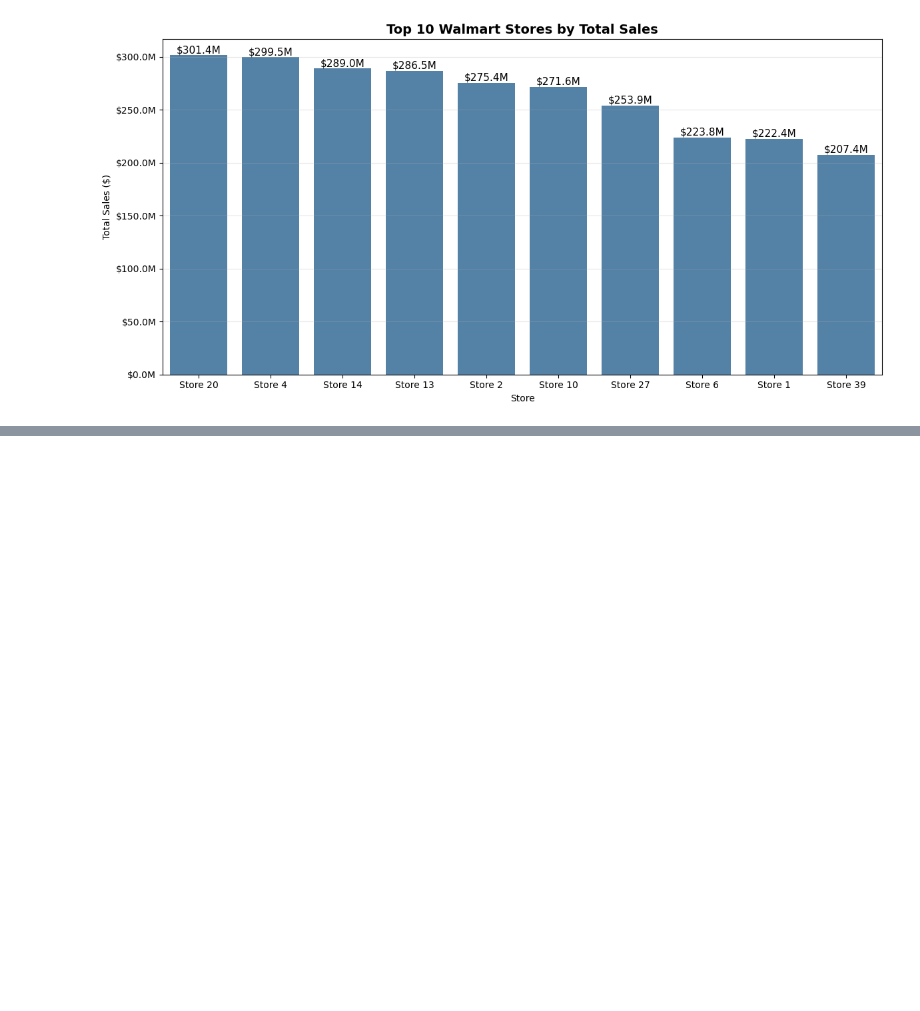
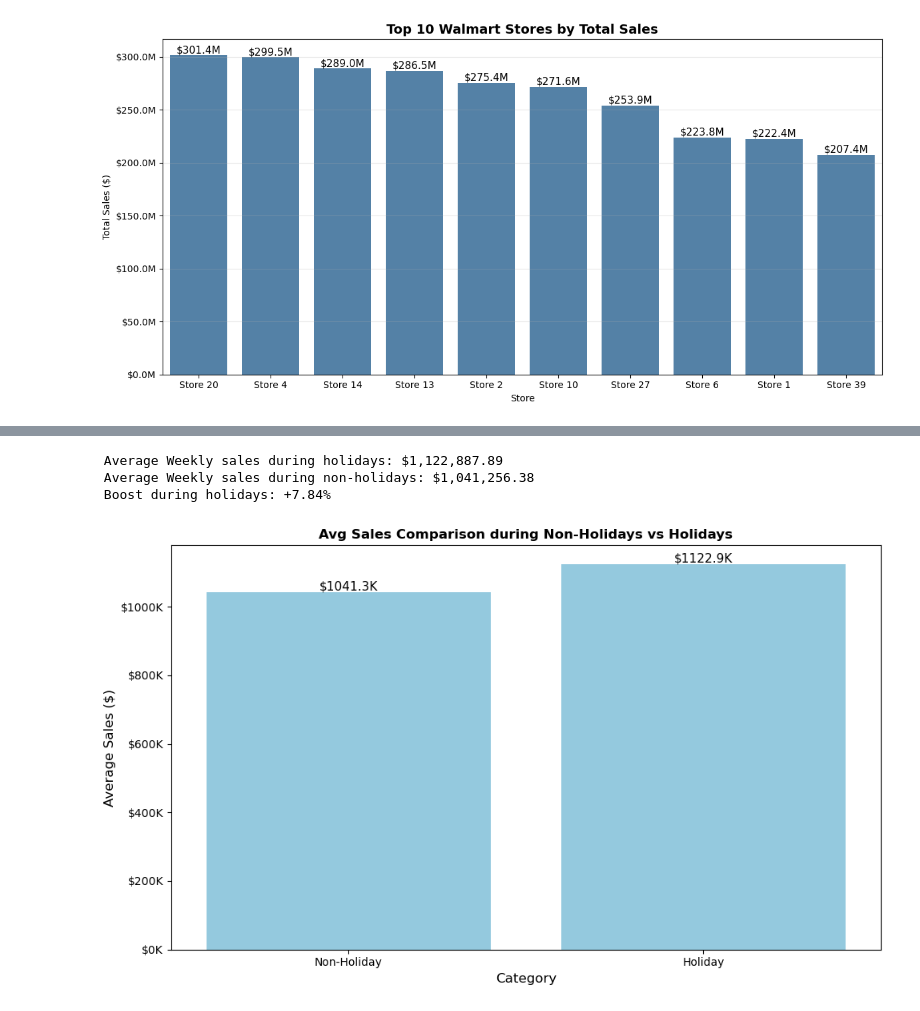
Before and after one commit to junaidazhar42/Walmart-Weekly-Sales-Forecasting-ARIMA-Prophet, a Jupyter notebook: main.ipynb, the cells around one changed output, grey strips where cells are left out. Cells and saved outputs as stored; diff of their text form; code cells hidden in the pictures; blank space fills up the shorter version.

```diff
--- a/main.ipynb
+++ b/main.ipynb
@@ -208,0 +273,38 @@ plt.show()
+# %%
+# Holiday-based Analysis with Weekly Sales
+
+holiday_sales = df[df['Holiday_Flag'] == 1]['Weekly_Sales']
+non_holiday_sales = df[df['Holiday_Flag'] == 0]['Weekly_Sales']
+holiday_mean = holiday_sales.mean()
+non_holiday_mean = non_holiday_sales.mean()
+percent_boost = ((holiday_mean - non_holiday_mean)/non_holiday_mean) * 100
+print(f" Average Weekly sales during holidays: ${holiday_mean:,.2f}")
+print(f" Average Weekly sales during non-holidays: ${non_holiday_mean:,.2f}")
+print(f" Boost during holidays: {percent_boost:+.2f}%")
+
+holiday_df = pd.DataFrame({
+    'Category': ['Non-Holiday', 'Holiday'],
+    'Average_Sales': [non_holiday_mean, holiday_mean]
+})
+plt.figure(figsize = (10, 6))
+bars = sns.barplot(data = holiday_df, x = 'Category', y = 'Average_Sales', color = 'skyblue')
+plt.title("Avg Sales Comparison during Non-Holidays vs Holidays", fontweight = 'bold')
+plt.gca().yaxis.set_major_formatter(mticker.FuncFormatter(lambda x, _: f'${int(x/1e3):.0f}K'))
+
+for p in bars.patches:
+    value = f'${p.get_height()/1e3:.1f}K'
+    bars.annotate(
+        value,
+        (p.get_x() + p.get_width() / 2, p.get_height()),  # 3% up from base
+        ha='center', va='bottom', fontsize=11, color='black'
+    )
+
+plt.xlabel("Category", fontsize = 12)
+plt.ylabel("Average Sales ($)", fontsize = 12)
+plt.tight_layout()
+plt.show()
+# %% [output]
+ Average Weekly sales during holidays: $1,122,887.89
+ Average Weekly sales during non-holidays: $1,041,256.38
+ Boost during holidays: +7.84%
+[figure, added]
```
Also changed, not shown: parts of 10 cells of this notebook.
